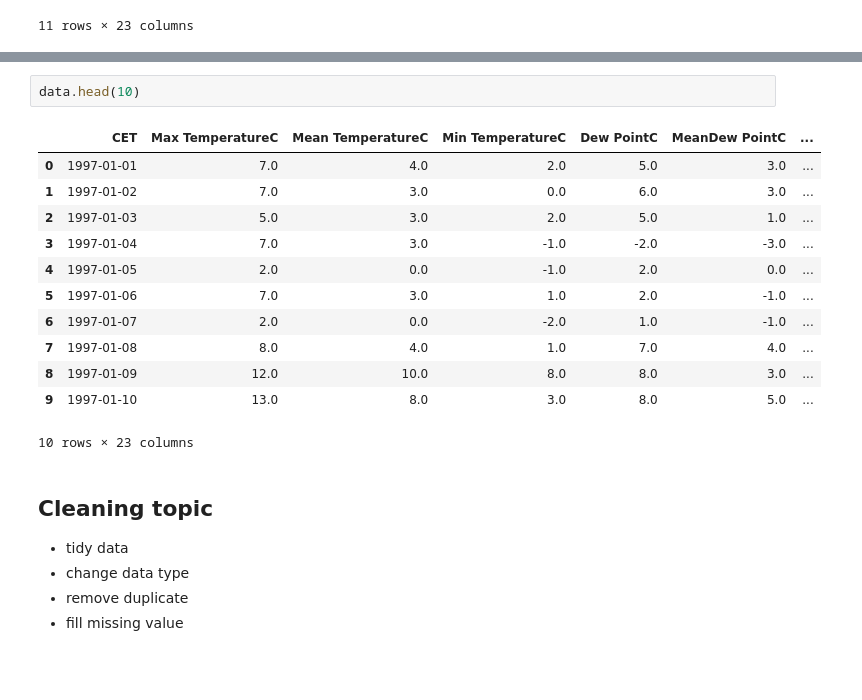
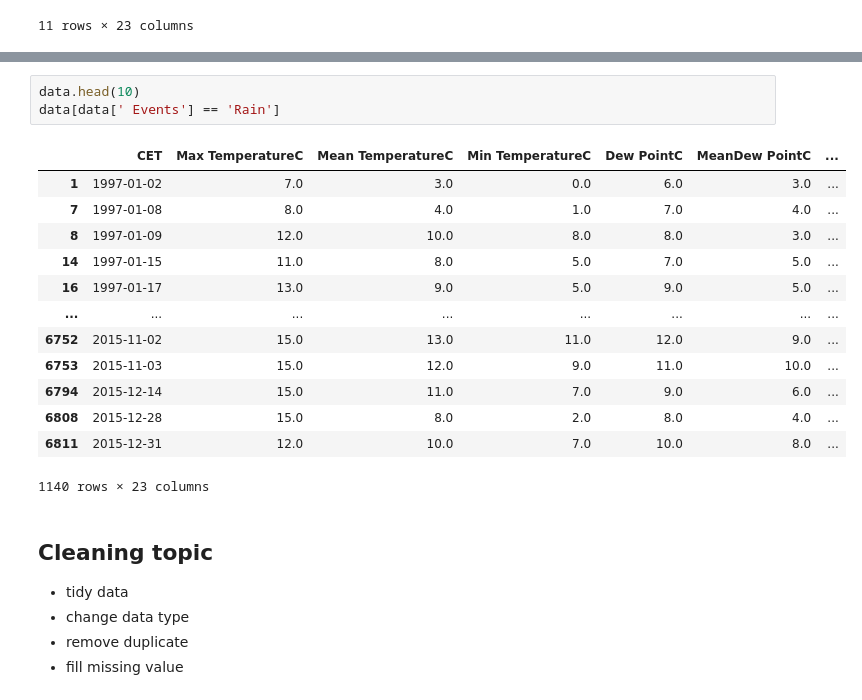
Before and after one commit to nnyPRO/Daily_Weather, a Jupyter notebook: code/project.ipynb, the cells around one changed output, grey strips where cells are left out. Saved outputs shown, nothing was run; the diff lists cells and outputs as text; blank space fills up the shorter version.

```diff
--- a/code/project.ipynb
+++ b/code/project.ipynb
@@ -51,19 +51,21 @@ dtypes: float64(15), int64(6), object(2)
 memory usage: 1.2+ MB
 # %%
 data.head(10)
+data[data[' Events'] == 'Rain']
 # %% [output]
 |  | CET | Max TemperatureC | Mean TemperatureC | Min TemperatureC | Dew PointC | MeanDew PointC | ... |
-| 0 | 1997-01-01 | 7.0 | 4.0 | 2.0 | 5.0 | 3.0 | ... |
 | 1 | 1997-01-02 | 7.0 | 3.0 | 0.0 | 6.0 | 3.0 | ... |
-| 2 | 1997-01-03 | 5.0 | 3.0 | 2.0 | 5.0 | 1.0 | ... |
-| 3 | 1997-01-04 | 7.0 | 3.0 | -1.0 | -2.0 | -3.0 | ... |
-| 4 | 1997-01-05 | 2.0 | 0.0 | -1.0 | 2.0 | 0.0 | ... |
-| 5 | 1997-01-06 | 7.0 | 3.0 | 1.0 | 2.0 | -1.0 | ... |
-| 6 | 1997-01-07 | 2.0 | 0.0 | -2.0 | 1.0 | -1.0 | ... |
 | 7 | 1997-01-08 | 8.0 | 4.0 | 1.0 | 7.0 | 4.0 | ... |
 | 8 | 1997-01-09 | 12.0 | 10.0 | 8.0 | 8.0 | 3.0 | ... |
-| 9 | 1997-01-10 | 13.0 | 8.0 | 3.0 | 8.0 | 5.0 | ... |
+| 14 | 1997-01-15 | 11.0 | 8.0 | 5.0 | 7.0 | 5.0 | ... |
+| 16 | 1997-01-17 | 13.0 | 9.0 | 5.0 | 9.0 | 5.0 | ... |
+| ... | ... | ... | ... | ... | ... | ... | ... |
+| 6752 | 2015-11-02 | 15.0 | 13.0 | 11.0 | 12.0 | 9.0 | ... |
+| 6753 | 2015-11-03 | 15.0 | 12.0 | 9.0 | 11.0 | 10.0 | ... |
+| 6794 | 2015-12-14 | 15.0 | 11.0 | 7.0 | 9.0 | 6.0 | ... |
+| 6808 | 2015-12-28 | 15.0 | 8.0 | 2.0 | 8.0 | 4.0 | ... |
+| 6811 | 2015-12-31 | 12.0 | 10.0 | 7.0 | 10.0 | 8.0 | ... |
-10 rows × 23 columns
+1140 rows × 23 columns
 # %% [markdown]
 ## Cleaning topic
 - tidy data
```
Also changed, not shown: parts of 18 cells of this notebook.
